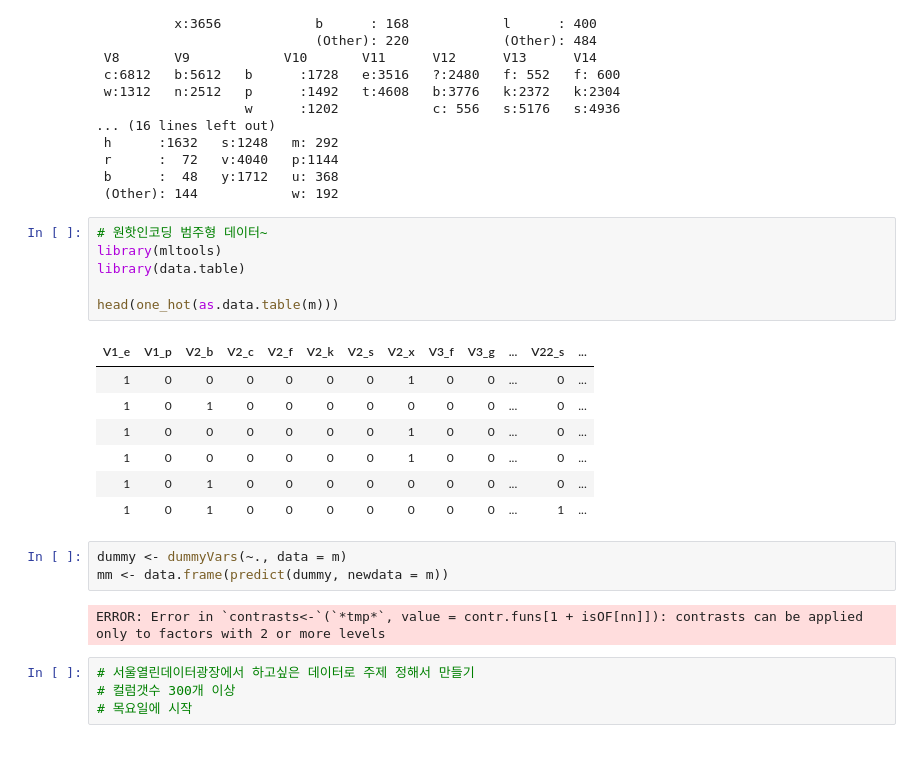
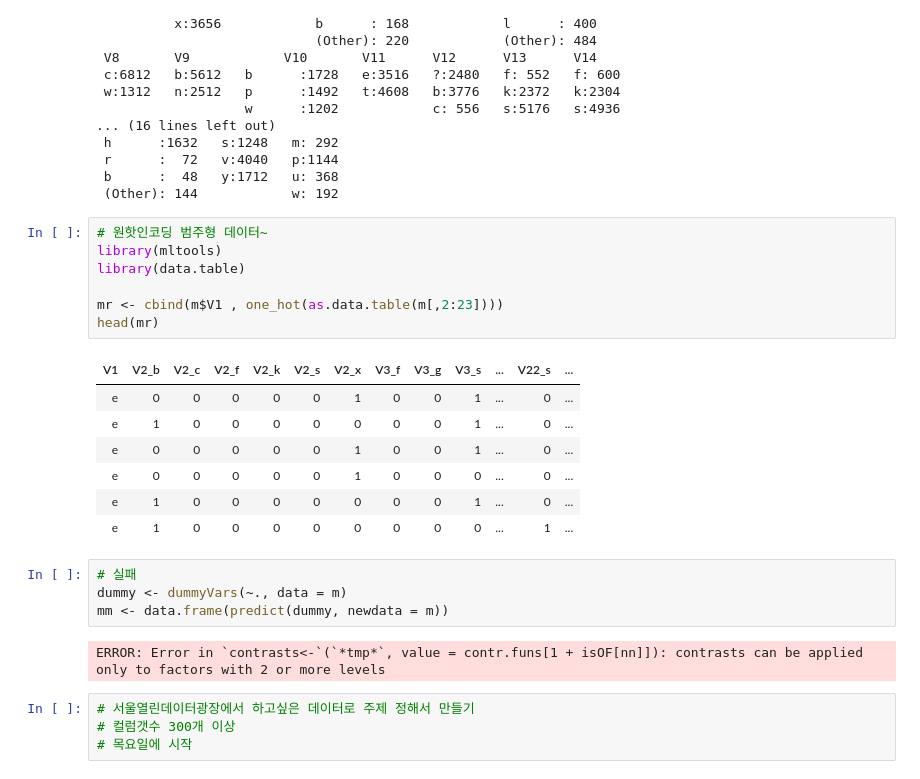
Before and after one commit to monargent0/TJRrrClass, a Jupyter notebook: 23. Mushroom.ipynb, the cells around one changed output. Cells and saved outputs as stored; diff of their text form.

```diff
--- a/23. Mushroom.ipynb
+++ b/23. Mushroom.ipynb
@@ -235,18 +235,20 @@ summary(m) # e,p의 갯수가 다르다. 다만, 비율이 6:4 (데이터가 많
 # %%
 # 원핫인코딩 범주형 데이터~
 library(mltools)
 library(data.table)
 
-head(one_hot(as.data.table(m)))
+mr <- cbind(m$V1 , one_hot(as.data.table(m[,2:23])))
+head(mr)
 # %% [output]
-| V1_e | V1_p | V2_b | V2_c | V2_f | V2_k | V2_s | V2_x | V3_f | V3_g | ... | V22_s | ... |
-| 1 | 0 | 0 | 0 | 0 | 0 | 0 | 1 | 0 | 0 | ... | 0 | ... |
-| 1 | 0 | 1 | 0 | 0 | 0 | 0 | 0 | 0 | 0 | ... | 0 | ... |
-| 1 | 0 | 0 | 0 | 0 | 0 | 0 | 1 | 0 | 0 | ... | 0 | ... |
-| 1 | 0 | 0 | 0 | 0 | 0 | 0 | 1 | 0 | 0 | ... | 0 | ... |
-| 1 | 0 | 1 | 0 | 0 | 0 | 0 | 0 | 0 | 0 | ... | 0 | ... |
-| 1 | 0 | 1 | 0 | 0 | 0 | 0 | 0 | 0 | 0 | ... | 1 | ... |
+| V1 | V2_b | V2_c | V2_f | V2_k | V2_s | V2_x | V3_f | V3_g | V3_s | ... | V22_s | ... |
+| e | 0 | 0 | 0 | 0 | 0 | 1 | 0 | 0 | 1 | ... | 0 | ... |
+| e | 1 | 0 | 0 | 0 | 0 | 0 | 0 | 0 | 1 | ... | 0 | ... |
+| e | 0 | 0 | 0 | 0 | 0 | 1 | 0 | 0 | 1 | ... | 0 | ... |
+| e | 0 | 0 | 0 | 0 | 0 | 1 | 0 | 0 | 0 | ... | 0 | ... |
+| e | 1 | 0 | 0 | 0 | 0 | 0 | 0 | 0 | 1 | ... | 0 | ... |
+| e | 1 | 0 | 0 | 0 | 0 | 0 | 0 | 0 | 0 | ... | 1 | ... |
 # %%
+# 실패
 dummy <- dummyVars(~., data = m)
 mm <- data.frame(predict(dummy, newdata = m))
 # %% [output]
```
Also changed, not shown: parts of 3 cells of this notebook, 13 other files.
